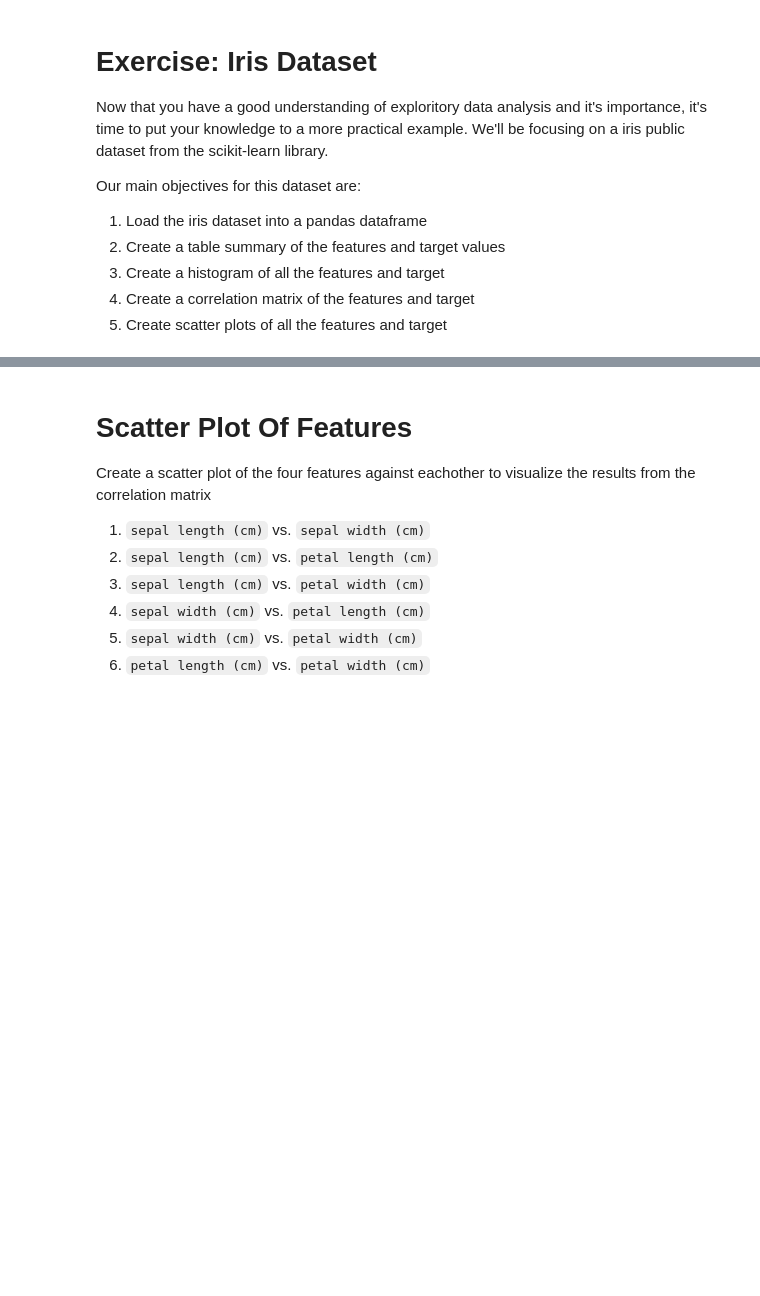
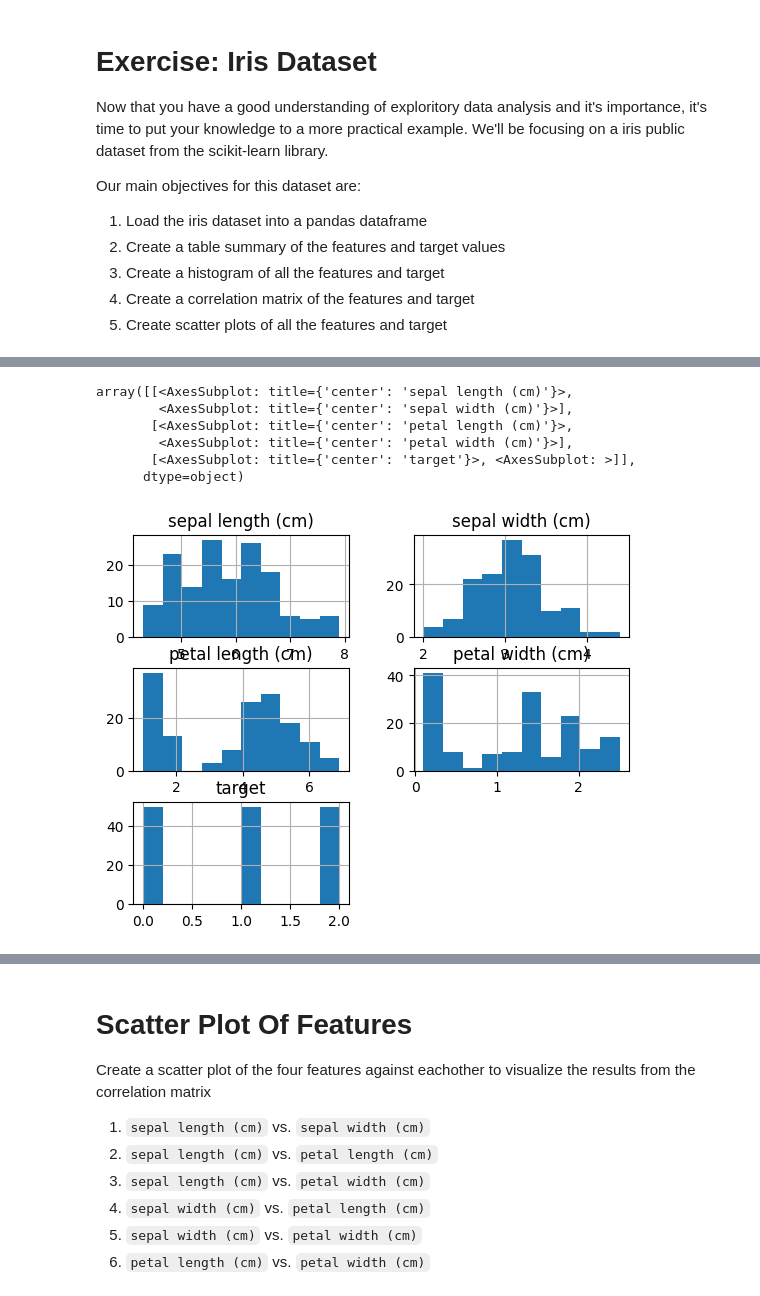
Before and after one commit to udacity/cd0385-exercise-files, a Jupyter notebook: exploratory-data-analysis/concept4_iris_dataset/starter/04_exercise_starter.ipynb, the cells around one changed output, grey strips where cells are left out. Saved outputs shown, nothing was run; the diff lists cells and outputs as text; code cells hidden in the pictures; blank space fills up the shorter version.

```diff
--- a/exploratory-data-analysis/concept4_iris_dataset/starter/04_exercise_starter.ipynb
+++ b/exploratory-data-analysis/concept4_iris_dataset/starter/04_exercise_starter.ipynb
@@ -15,7 +15,7 @@ from sklearn import datasets
 import matplotlib.pyplot as plt
 # %%
 # Load in the iris dataset
-iris = datasets.?
+iris = datasets.load_iris()
 # %%
 # For clarity, the iris dataset is a dictionary with the data and target separated
 iris.keys()
@@ -22,6 +24,6 @@ iris.keys()
 # %%
 # Create the iris `data` dataset as a dataframe and name the columns with `feature_names`
-df = pd.DataFrame(?, columns=?)
+df = pd.DataFrame(iris.data, columns=iris.feature_names)
 
 # Include the target as well
-df['target'] = ?
+df['target'] = iris.target
@@ -34,5 +30,2 @@ iris.keys()
-# %%
-# Create the iris dataset as a dataframe, it'll be the `frame` key
-df = ?
 # %%
 # Check your dataframe by `.head()`
@@ -43,5 +53,13 @@ df = ?
 # %%
 # Histogram to show all the data distributions including the target
-?
+df.hist()
+# %% [output]
+array([[<AxesSubplot: title={'center': 'sepal length (cm)'}>,
+        <AxesSubplot: title={'center': 'sepal width (cm)'}>],
+       [<AxesSubplot: title={'center': 'petal length (cm)'}>,
+        <AxesSubplot: title={'center': 'petal width (cm)'}>],
+       [<AxesSubplot: title={'center': 'target'}>, <AxesSubplot: >]],
+      dtype=object)
+[figure, added]
 # %%
 # Investigate to see if any data are correlated positively or negatively
```
Also changed, not shown: parts of 8 cells of this notebook.
